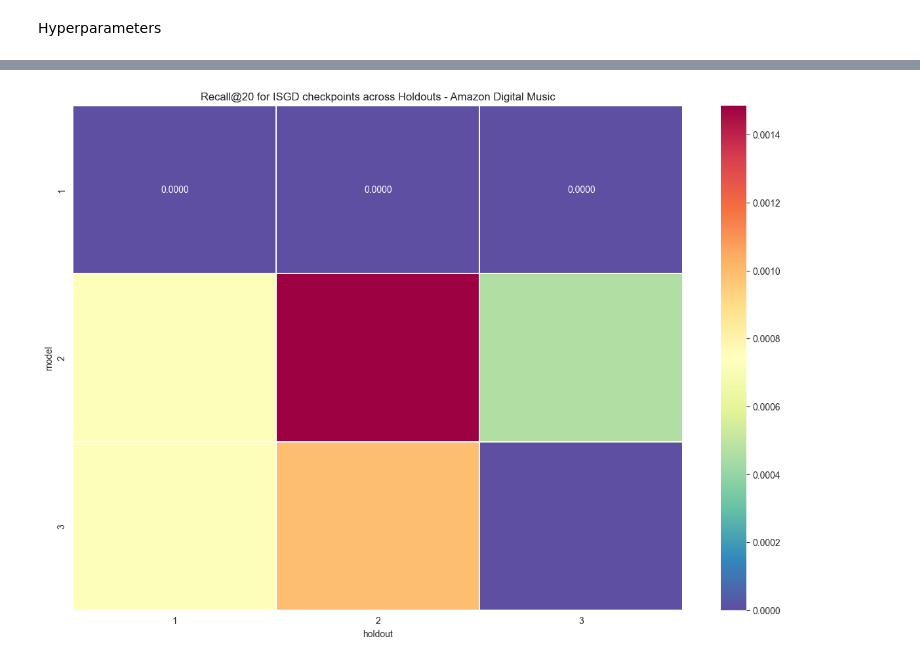
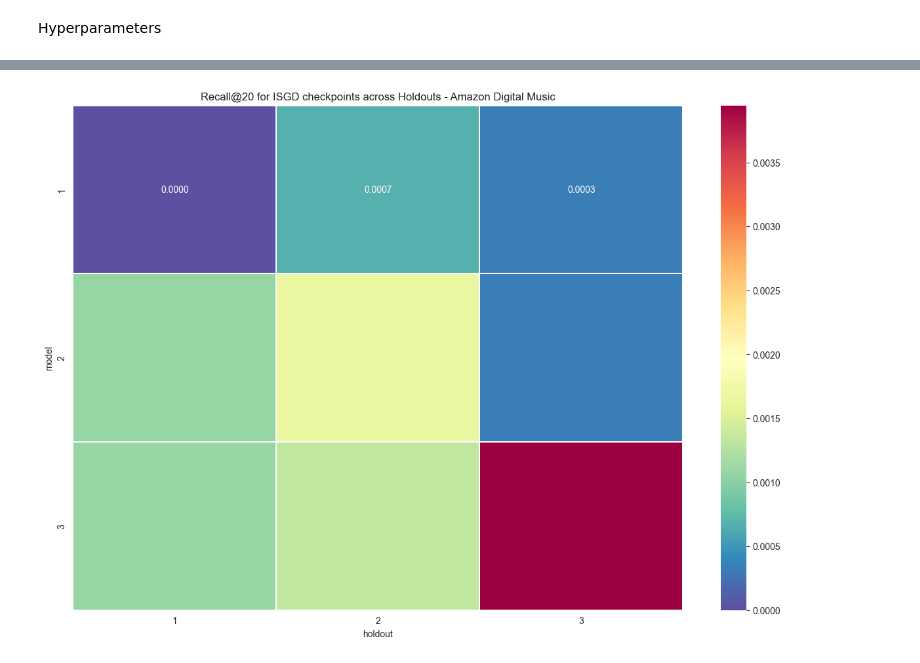
Before and after one commit to mariajoaolavoura/measuring_forgetting, a Jupyter notebook: notebooks/Reproducibility - sample Amazon Digital Music - Avaliacao de Holdouts - ISGD.ipynb, the cells around one changed output, grey strips where cells are left out. Saved outputs shown, nothing was run; the diff lists cells and outputs as text; code cells hidden in the pictures.

Commit message:
ADM - ISGD - bucket split in quarters

```diff
--- a/notebooks/Reproducibility - sample Amazon Digital Music - Avaliacao de Holdouts - ISGD.ipynb
+++ b/notebooks/Reproducibility - sample Amazon Digital Music - Avaliacao de Holdouts - ISGD.ipynb
@@ -178,6 +180,8 @@ holdouts = joblib.load('output/amazon_digmusic_dump/sample_holdouts.joblib')
 ### ISGD
 # %% [markdown]
 Hyperparameters
+# %%
+GRID_SEARCH = False
 # %%
 %%time
 import itertools
@@ -201,9 +205,11 @@ def grid_search(model, stream, random_seed = 10, interleaved=10):
     return grid, results
 
 # OPTIONAL FOR NOW
-prop = 0.05 # 0.1 #
-hp_sample = data.iloc[:round( data.shape[0]*prop )]
-stream = ImplicitData(hp_sample[user_col], hp_sample[item_col]) #(data['playlist_id'],data['track_id'])
-grid, results = grid_search(model=ISGD, stream=stream, random_seed=10, interleaved=100 )
-len(grid), len(results), max(results) # (243, 243, 0.0026656511805026656)
+if GRID_SEARCH:
+    prop = 0.05 # 0.1 #
+    hp_sample = data.iloc[:round( data.shape[0]*prop )]
+    stream = ImplicitData(hp_sample[user_col], hp_sample[item_col]) #(data['playlist_id'],data['track_id'])
+    grid, results = grid_search(model=ISGD, stream=stream, random_seed=10, interleaved=100 )
+    len(grid), len(results), max(results) # (243, 243, 0.0026656511805026656)
+    print(  grid[ np.argmax( results ) ] )
 # %% [output]
@@ -272,7 +218,12 @@ Wall time: 28min 32s
 # %%
-print(  grid[ np.argmax( results ) ] )
-# num_factors, num_iter, learn_rate, regularization, num_nodes = grid[ np.argmax( results ) ]
-num_factors, num_iter, learn_rate, regularization, num_nodes = grid[ np.argmax( results ) ]
+if GRID_SEARCH:
+    num_factors, num_iter, learn_rate, regularization, num_nodes = grid[ np.argmax( results ) ]
+else:
+    num_factors = 100
+    num_iter = 6
+    learn_rate = 0.1
+    regularization = 0.1
+    num_nodes = None
 
 # previous  (100, 5, 0.5, 0.3, 4)
 
@@ -291,7 +240,13 @@ num_factors, num_iter, learn_rate, regularization, num_nodes = grid[ np.argmax(
 # O modelo deve ser iniciado com uma lista vazia
 empty_stream = ImplicitData([], [])
 # Se o stream for passado, ao excluir itens conhecidos o recall é sempre 0. Ao permitir a recomendação de itens já vistos, o recall não é 0.
-model = ISGD(empty_stream, num_factors, num_iter, learn_rate = learn_rate, u_regularization = regularization, i_regularization = regularization, random_seed = 10)
+model = ISGD(empty_stream,
+             num_factors,
+             num_iter,
+             learn_rate = learn_rate,
+             u_regularization = regularization,
+             i_regularization = regularization,
+             random_seed = 10)
 # %%
 # criamos instancia de EvaluateHoldouts para treinar o modelo e criar checkpoints
 eval = EvaluateHoldouts(model=model, buckets=buckets, holdouts=holdouts)
@@ -323,14 +275,14 @@ Wall time: 8min 16s
 # %%
 rm = eval.results_matrix
 df = pd.DataFrame(rm)
-df.to_csv('output/amazon_digmusic_dump/sample_amazon_digital_music month_bucket ISGD results.csv', index=False)
+df.to_csv('output/amazon_digmusic_dump/sample_amazon_digital_music quarterly_bucket ISGD results.csv', index=False)
 
 recall_heatmap(df,
     round_point=4,
     title='Recall@20 for ISGD checkpoints across Holdouts - Amazon Digital Music',
-    filepath='images/heatmaps/amazon_digmusic_dump/sample_amazon_digital_music month_bucket ISGD heatmap.png') #='images/heatmaps/palco_2010 month_bucket ISGD heatmap.png'
+    filepath='images/heatmaps/amazon_digmusic_dump/sample_amazon_digital_music quarterly_bucket ISGD heatmap.png') #='images/heatmaps/palco_2010 month_bucket ISGD heatmap.png'
 # %% [output]
-[figure, old version]
+[figure, new version]
 # %%
 arecall = avg_recall(df)
 arecall
```
Also changed, not shown: parts of 28 cells of this notebook, 14 other files.
